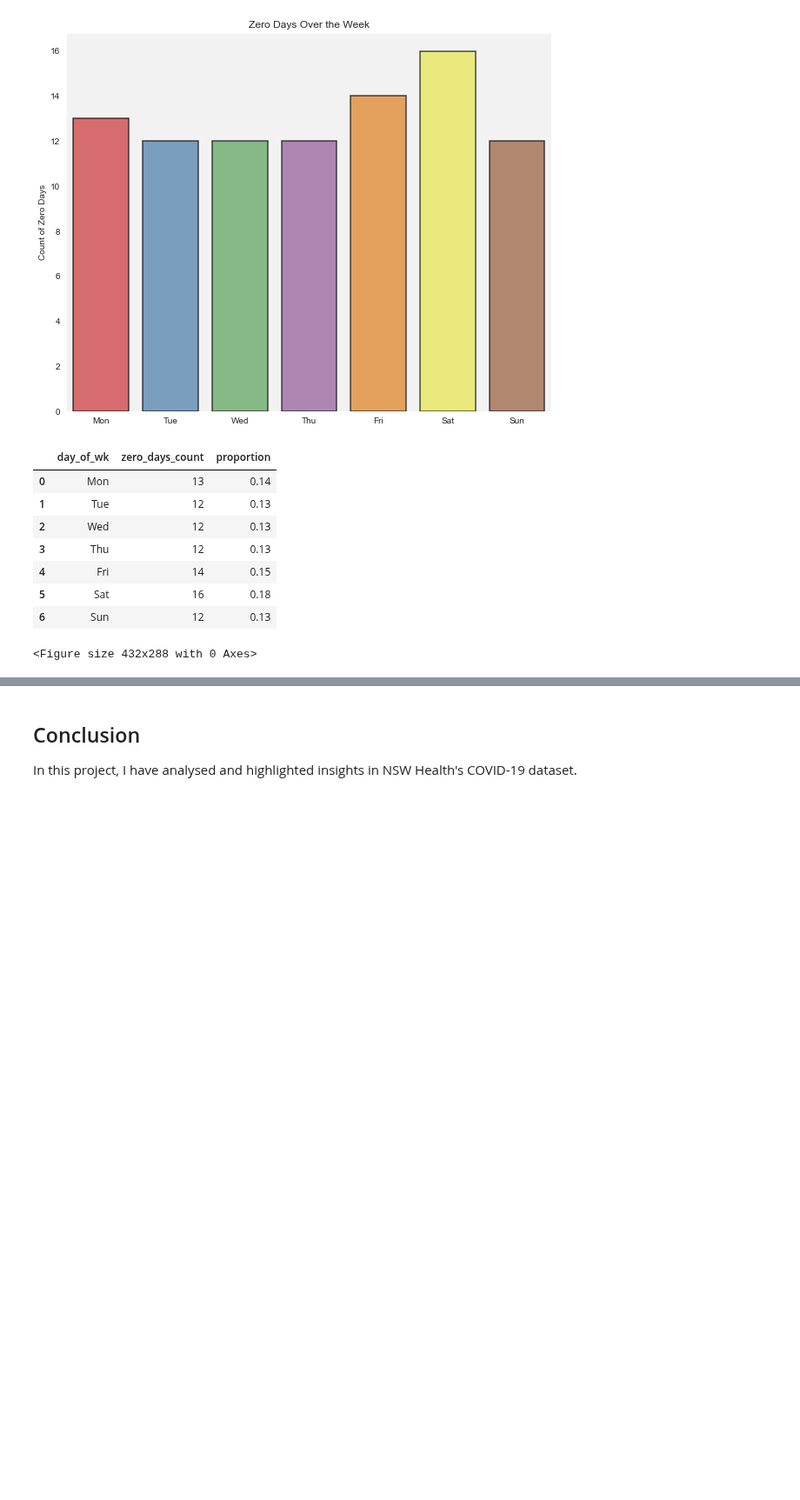
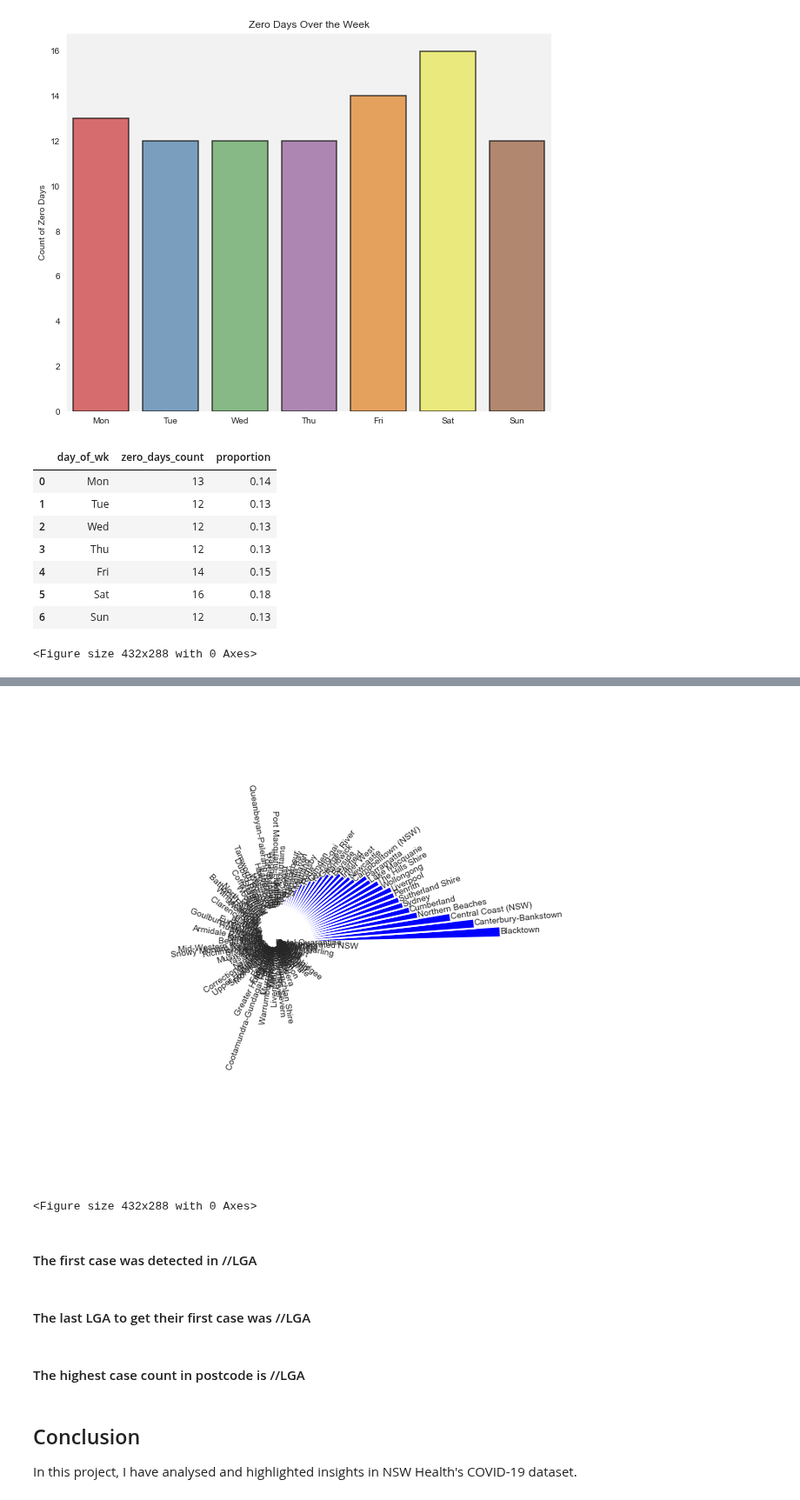
Before and after one commit to henrylin03/covid-nsw, a Jupyter notebook: covid-nsw.ipynb, the cells around one changed output, grey strips where cells are left out. Shown at 87% size. Saved outputs shown, nothing was run; the diff lists cells and outputs as text; code cells hidden in the pictures; blank space fills up the shorter version.

Commit message:
add circular bar chart (and SQL query) for number of cases per LGA, but not legible

```diff
--- a/covid-nsw.ipynb
+++ b/covid-nsw.ipynb
@@ -511,0 +512,12 @@ display(zd_days_of_wk)
+# %%
+lga_cases_total =\
+    pd.read_sql_query(
+    """
+        SELECT lga,
+            SUM(confirmed_cases_count) AS 'cases'
+        FROM covid
+        GROUP BY 1
+        ORDER BY 2 DESC
+    """, engine)
+
+lga_cases_total
@@ -512,3 +538,45 @@ display(zd_days_of_wk)
+# %%
+# plotting circular barchart
+plt.figure(figsize=(20,10))
+ax = plt.subplot(111, polar=True)
+plt.axis("off")
+upper_limit = 100
+lower_limit = 30
+max = lga_cases_total.cases.max()
+slope = (max - lower_limit) / max
+heights = slope * lga_cases_total.cases + lower_limit
+width = 2*np.pi / len(lga_cases_total.index)
+indexes = list(range(1, len(lga_cases_total.index)+1))
+angles = [element * width for element in indexes]
+
+bars = ax.bar(
+    x=angles, height=heights, width=width, bottom=lower_limit,
+    linewidth=2, edgecolor="white", color="blue")
+label_padding = 4
+
+for bar, angle, height, label in zip(bars, angles, heights, lga_cases_total.lga):
+    rotation = np.rad2deg(angle)
+    alignment = ""
+    if angle >= np.pi/2 and angle < 3*np.pi/2:
+        alignment = "right"
+        rotation = rotation + 180
+    else:
+        alignment = "left"
+    ax.text(x=angle, y=lower_limit + bar.get_height() + label_padding,
+            s=label, ha=alignment, va="center",
+            rotation=rotation, rotation_mode="anchor")
+
+plt.show()
+plt.clf()
+# %% [output]
+[figure, added]
+<Figure size 432x288 with 0 Axes>
+# %% [markdown]
+#### The first case was detected in //LGA
+# %% [markdown]
+#### The last LGA to get their first case was //LGA
+# %% [markdown]
+#### The highest case count in postcode is //LGA
 # %% [markdown]
 ## Conclusion
 In this project, I have analysed and highlighted insights in NSW Health's COVID-19 dataset.
```
Also changed, not shown: parts of 2 cells of this notebook.
